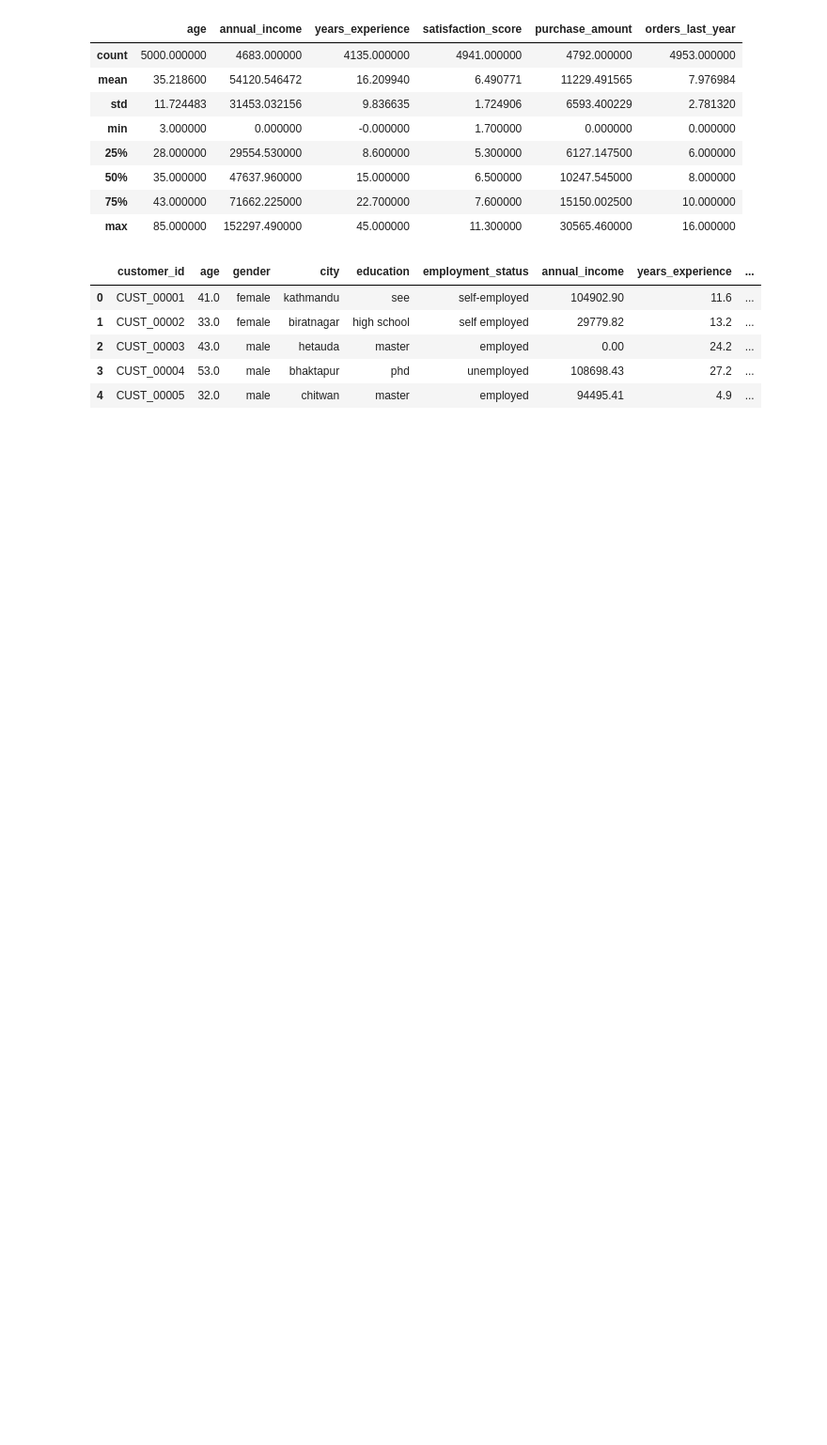
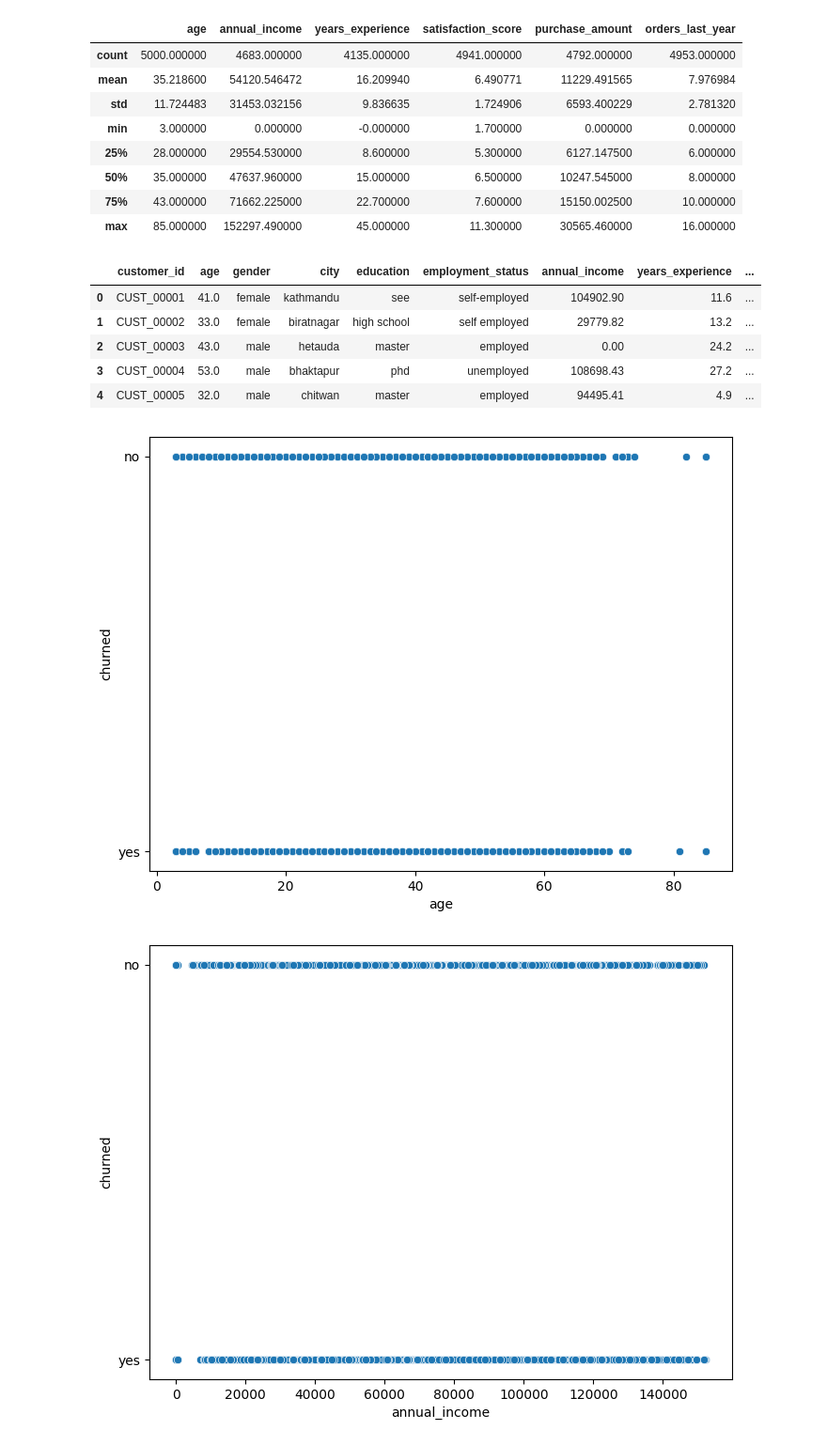
Before and after one commit to lovkush7/MACHINE-LEARNING-, a Jupyter notebook: churned.ipynb, the cells around one changed output. Shown at 94% size. Drawn from its saved outputs; the diff is of its cells as text; code cells hidden in the pictures; blank space fills up the shorter version.

```diff
--- a/churned.ipynb
+++ b/churned.ipynb
@@ -569,11 +569,14 @@ data.head()
 # %%
 
 for col in num_cols:
-    plt.figure(figsize=(10,6))
+    plt.figure(figsize=(8,6))
     sns.scatterplot(
         data=data,
         x=col,
-        y='insurance_charge'
+        y='churned'
     )
-    plt.title(f'{col} vs Insurance Charge')
+
     plt.show()
+# %% [output]
+[figure, added]
+[figure, added]
```
Also changed, not shown: parts of 45 cells of this notebook.
